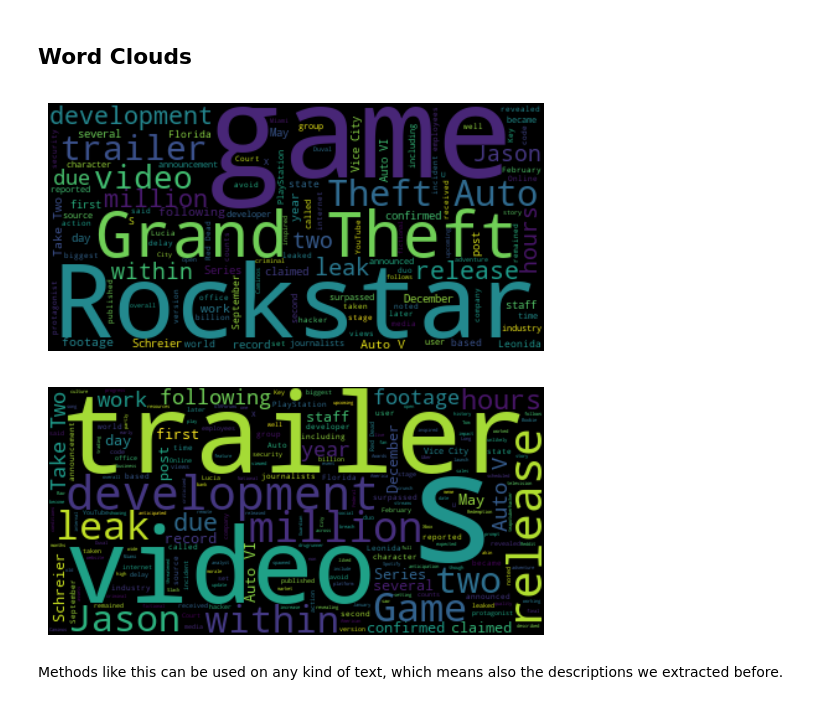
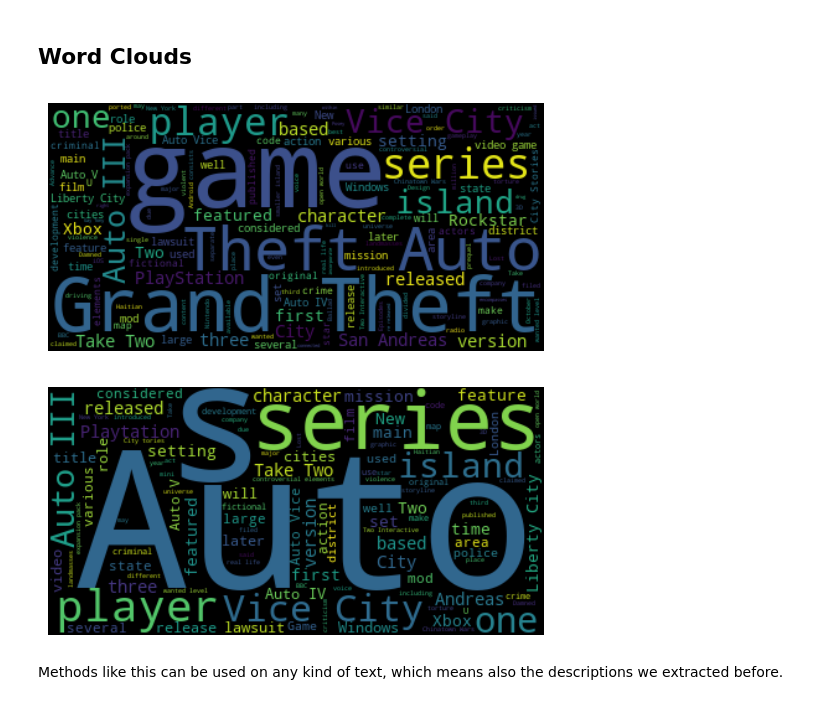
Before and after one commit to wangfelix/DiMa2025Group11, a Jupyter notebook: data_gathering_and_analysis_example.ipynb, the cells around one changed output. Cells and saved outputs as stored; diff of their text form; code cells hidden in the pictures.

```diff
--- a/data_gathering_and_analysis_example.ipynb
+++ b/data_gathering_and_analysis_example.ipynb
@@ -127,7 +127,7 @@ Try to always use an API if one is available. If not and the robots.txt (which c
 from bs4 import BeautifulSoup
 
 # scrape a website
-res_2 = requests.get("https://wikipedia.org/wiki/GTA6")
+res_2 = requests.get("https://en.wikipedia.org/wiki/Grand_Theft_Auto")
 # %%
 # check whether it worked
 res_2.ok
@@ -463,22 +436,23 @@ plt.axis("off")
 plt.savefig("wordcloud.png")
 plt.show()
 # %% [output]
-[figure, old version]
+[figure, new version]
 # %%
 # ok, we get it, its about Pokémon
 pokemon_text_trimmed = pokemon_text_whole.replace("Rockstar", "")
 pokemon_text_trimmed = pokemon_text_trimmed.replace("game", "")
 pokemon_text_trimmed = pokemon_text_trimmed.replace("Grand Theft", "")
+pokemon_text_trimmed = pokemon_text_trimmed.replace("S", "")
 
 
 # create wordcloud
 wordcloud_pokemon_trimmed = WordCloud().generate(pokemon_text_trimmed)
 
 plt.imshow(wordcloud_pokemon_trimmed, interpolation = "bilinear")
 plt.axis("off")
 plt.savefig("wordcloud_2.png")
 plt.show()
 # %% [output]
-[figure, old version]
+[figure, new version]
 # %% [markdown]
 Methods like this can be used on any kind of text, which means also the descriptions we extracted before.
```
Also changed, not shown: parts of 15 cells of this notebook, 3 other files.
